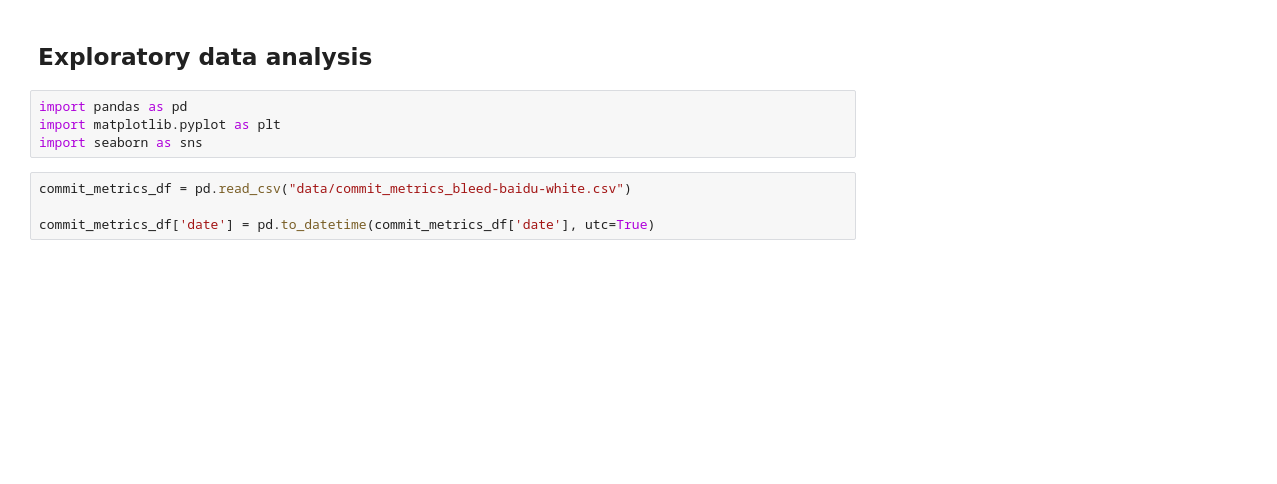
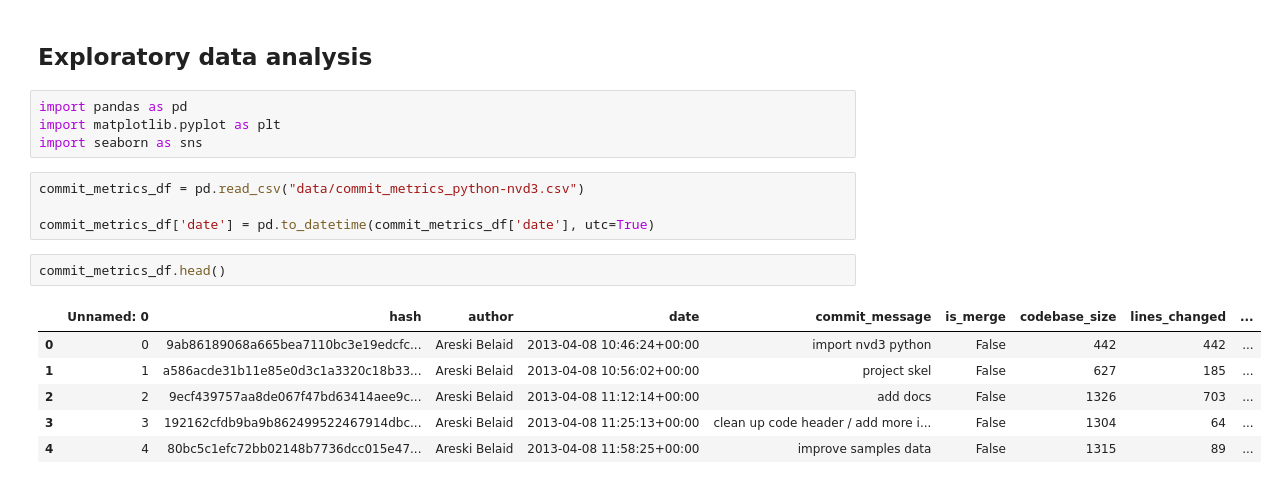
Before and after one commit to qwerltaz/metric-dynamics, a Jupyter notebook: eda.ipynb, the cells around one changed output. Drawn from its saved outputs; the diff is of its cells as text; blank space fills up the shorter version.

```diff
--- a/eda.ipynb
+++ b/eda.ipynb
@@ -5,9 +5,18 @@ import pandas as pd
 import matplotlib.pyplot as plt
 import seaborn as sns
 # %%
-commit_metrics_df = pd.read_csv("data/commit_metrics_bleed-baidu-white.csv")
+commit_metrics_df = pd.read_csv("data/commit_metrics_python-nvd3.csv")
 
 commit_metrics_df['date'] = pd.to_datetime(commit_metrics_df['date'], utc=True)
+# %%
+commit_metrics_df.head()
+# %% [output]
+|  | Unnamed: 0 | hash | author | date | commit_message | is_merge | codebase_size | lines_changed | ... |
+| 0 | 0 | 9ab86189068a665bea7110bc3e19edcfc... | Areski Belaid | 2013-04-08 10:46:24+00:00 | import nvd3 python | False | 442 | 442 | ... |
+| 1 | 1 | a586acde31b11e85e0d3c1a3320c18b33... | Areski Belaid | 2013-04-08 10:56:02+00:00 | project skel | False | 627 | 185 | ... |
+| 2 | 2 | 9ecf439757aa8de067f47bd63414aee9c... | Areski Belaid | 2013-04-08 11:12:14+00:00 | add docs | False | 1326 | 703 | ... |
+| 3 | 3 | 192162cfdb9ba9b862499522467914dbc... | Areski Belaid | 2013-04-08 11:25:13+00:00 | clean up code header / add more i... | False | 1304 | 64 | ... |
+| 4 | 4 | 80bc5c1efc72bb02148b7736dcc015e47... | Areski Belaid | 2013-04-08 11:58:25+00:00 | improve samples data | False | 1315 | 89 | ... |
 # %%
 plt.figure(figsize=(10, 6))
 commit_metrics_until_stagnant = commit_metrics_df[commit_metrics_df['date'] < pd.Timestamp(2017, 1, 1, 12).tz_localize('Europe/Stockholm')]
```
Also changed, not shown: parts of 1 cell of this notebook, 6 other files.
